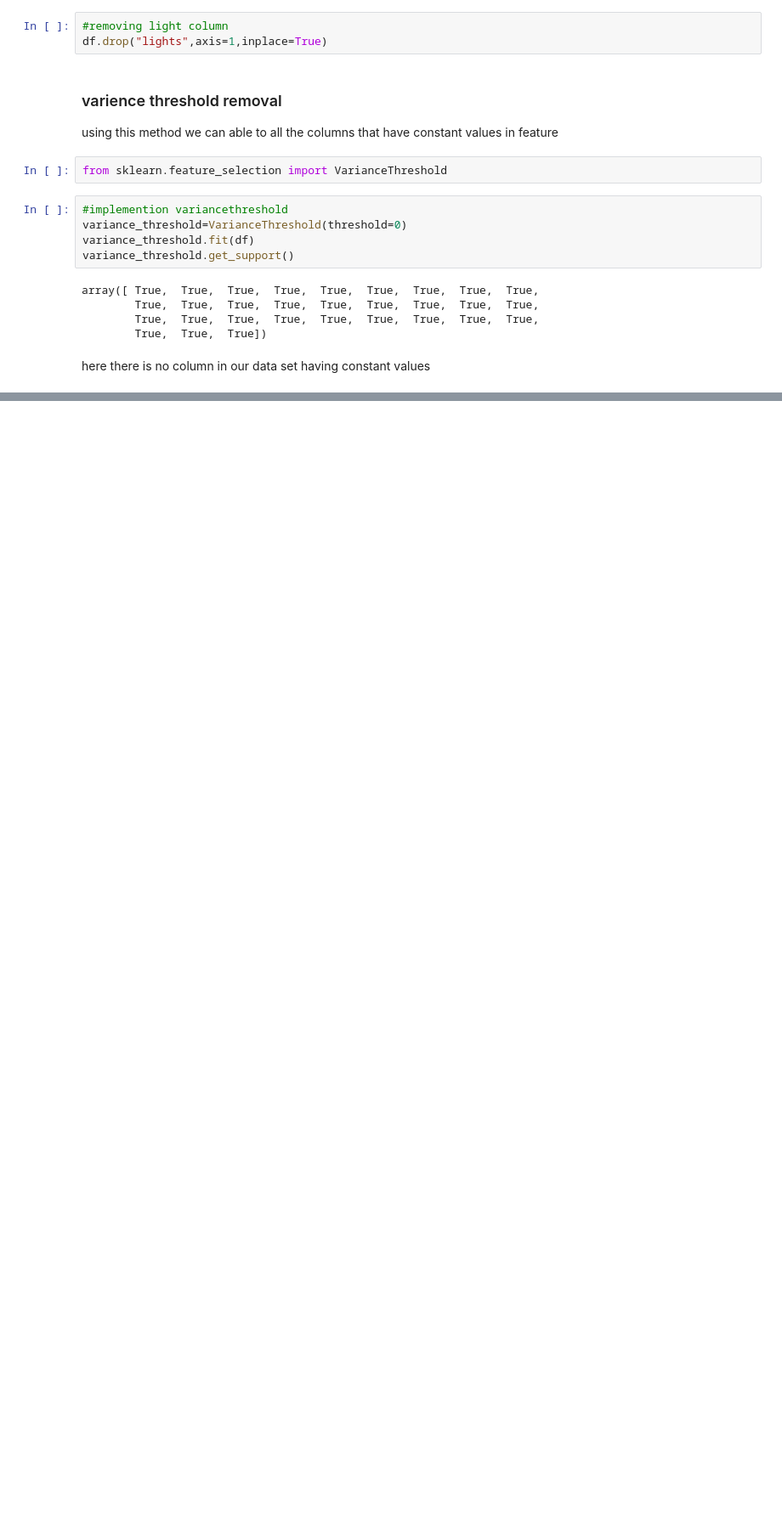
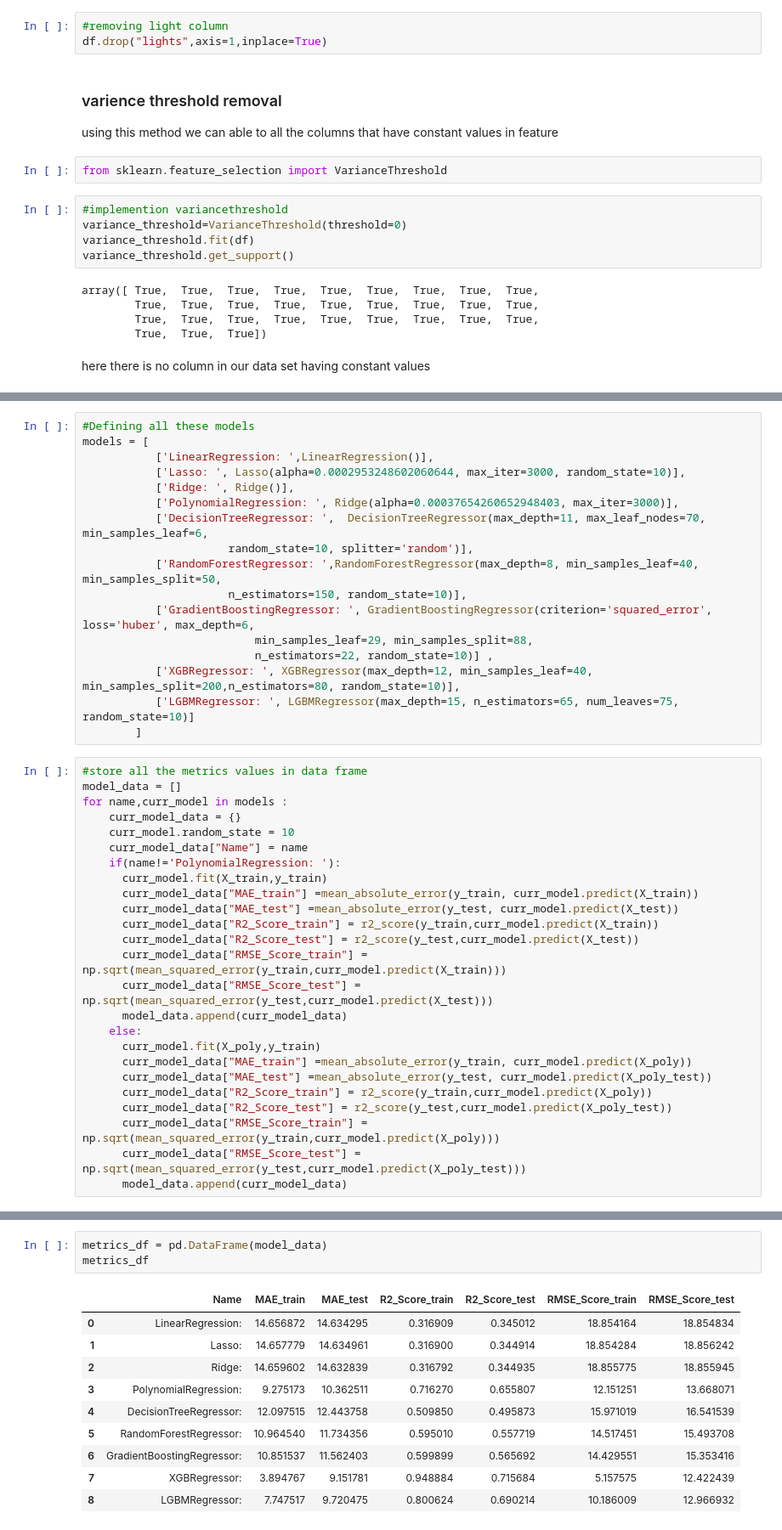
Before and after one commit to Manojpatil123/Capstone-project-Supervised_machinelearning-on-Appliance-Energy-Prediction, a Jupyter notebook: Appliance_Energy_Prediction.ipynb, the cells around one changed output, grey strips where cells are left out. Shown at 85% size. Cells and saved outputs as stored; diff of their text form; blank space fills up the shorter version.

```diff
--- a/Appliance_Energy_Prediction.ipynb
+++ b/Appliance_Energy_Prediction.ipynb
@@ -526,0 +1649,42 @@ here there is no column in our data set having constant values
+# %%
+#Defining all these models
+models = [
+           ['LinearRegression: ',LinearRegression()],
+           ['Lasso: ', Lasso(alpha=0.0002953248602060644, max_iter=3000, random_state=10)],
+           ['Ridge: ', Ridge()],
+           ['PolynomialRegression: ', Ridge(alpha=0.00037654260652948403, max_iter=3000)],
+           ['DecisionTreeRegressor: ',  DecisionTreeRegressor(max_depth=11, max_leaf_nodes=70, min_samples_leaf=6,
+                      random_state=10, splitter='random')],
+           ['RandomForestRegressor: ',RandomForestRegressor(max_depth=8, min_samples_leaf=40, min_samples_split=50,
+                      n_estimators=150, random_state=10)],
+           ['GradientBoostingRegressor: ', GradientBoostingRegressor(criterion='squared_error', loss='huber', max_depth=6,
+                          min_samples_leaf=29, min_samples_split=88,
+                          n_estimators=22, random_state=10)] ,
+           ['XGBRegressor: ', XGBRegressor(max_depth=12, min_samples_leaf=40, min_samples_split=200,n_estimators=80, random_state=10)],
+           ['LGBMRegressor: ', LGBMRegressor(max_depth=15, n_estimators=65, num_leaves=75, random_state=10)]
+        ]
+# %%
+#store all the metrics values in data frame
+model_data = []
+for name,curr_model in models :
+    curr_model_data = {}
+    curr_model.random_state = 10
+    curr_model_data["Name"] = name
+    if(name!='PolynomialRegression: '):
+      curr_model.fit(X_train,y_train)
+      curr_model_data["MAE_train"] =mean_absolute_error(y_train, curr_model.predict(X_train))
+      curr_model_data["MAE_test"] =mean_absolute_error(y_test, curr_model.predict(X_test))
+      curr_model_data["R2_Score_train"] = r2_score(y_train,curr_model.predict(X_train))
+      curr_model_data["R2_Score_test"] = r2_score(y_test,curr_model.predict(X_test))
+      curr_model_data["RMSE_Score_train"] = np.sqrt(mean_squared_error(y_train,curr_model.predict(X_train)))
+      curr_model_data["RMSE_Score_test"] = np.sqrt(mean_squared_error(y_test,curr_model.predict(X_test)))
+      model_data.append(curr_model_data)
+    else:
+      curr_model.fit(X_poly,y_train)
+      curr_model_data["MAE_train"] =mean_absolute_error(y_train, curr_model.predict(X_poly))
+      curr_model_data["MAE_test"] =mean_absolute_error(y_test, curr_model.predict(X_poly_test))
+      curr_model_data["R2_Score_train"] = r2_score(y_train,curr_model.predict(X_poly))
+      curr_model_data["R2_Score_test"] = r2_score(y_test,curr_model.predict(X_poly_test))
+      curr_model_data["RMSE_Score_train"] = np.sqrt(mean_squared_error(y_train,curr_model.predict(X_poly)))
+      curr_model_data["RMSE_Score_test"] = np.sqrt(mean_squared_error(y_test,curr_model.predict(X_poly_test)))
+      model_data.append(curr_model_data)
@@ -526,0 +1693,14 @@ here there is no column in our data set having constant values
+# %%
+metrics_df = pd.DataFrame(model_data)
+metrics_df
+# %% [output]
+|  | Name | MAE_train | MAE_test | R2_Score_train | R2_Score_test | RMSE_Score_train | RMSE_Score_test |
+| 0 | LinearRegression: | 14.656872 | 14.634295 | 0.316909 | 0.345012 | 18.854164 | 18.854834 |
+| 1 | Lasso: | 14.657779 | 14.634961 | 0.316900 | 0.344914 | 18.854284 | 18.856242 |
+| 2 | Ridge: | 14.659602 | 14.632839 | 0.316792 | 0.344935 | 18.855775 | 18.855945 |
+| 3 | PolynomialRegression: | 9.275173 | 10.362511 | 0.716270 | 0.655807 | 12.151251 | 13.668071 |
+| 4 | DecisionTreeRegressor: | 12.097515 | 12.443758 | 0.509850 | 0.495873 | 15.971019 | 16.541539 |
+| 5 | RandomForestRegressor: | 10.964540 | 11.734356 | 0.595010 | 0.557719 | 14.517451 | 15.493708 |
+| 6 | GradientBoostingRegressor: | 10.851537 | 11.562403 | 0.599899 | 0.565692 | 14.429551 | 15.353416 |
+| 7 | XGBRegressor: | 3.894767 | 9.151781 | 0.948884 | 0.715684 | 5.157575 | 12.422439 |
+| 8 | LGBMRegressor: | 7.747517 | 9.720475 | 0.800624 | 0.690214 | 10.186009 | 12.966932 |
```
Also changed, not shown: parts of 128 cells of this notebook.
